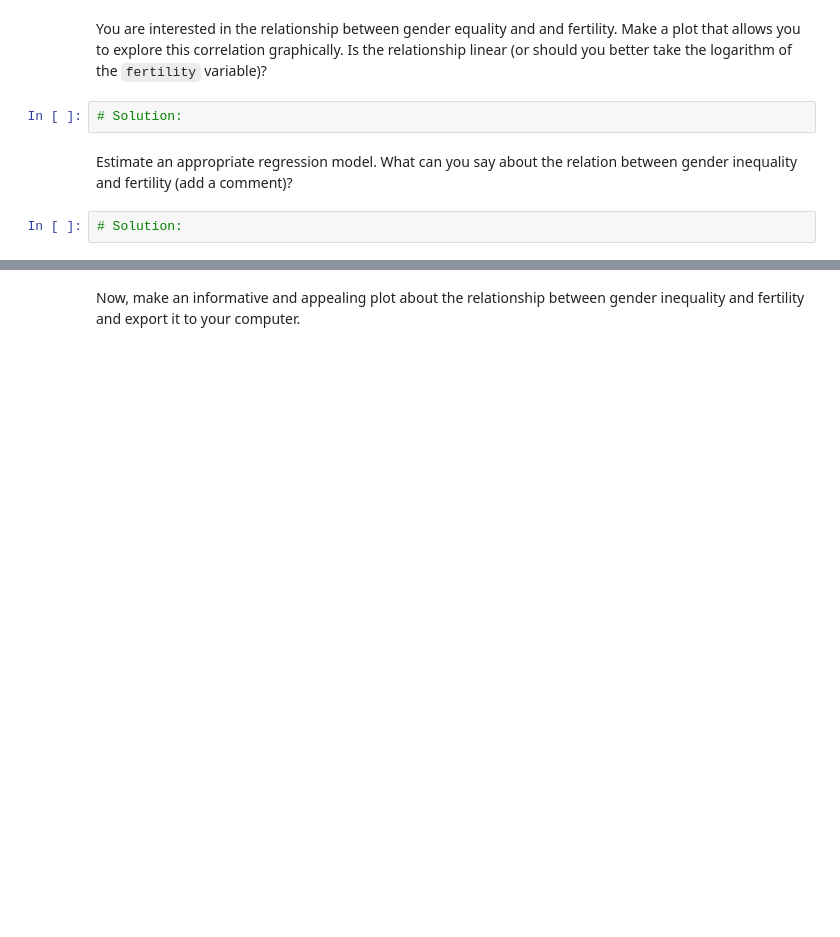
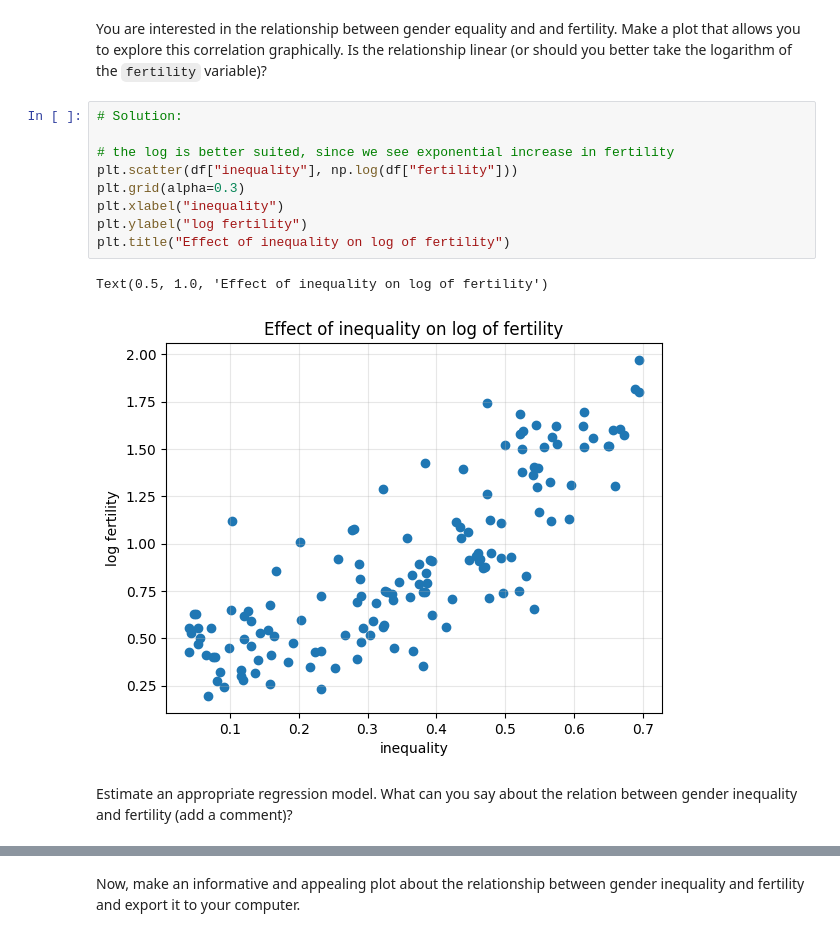
Before and after one commit to rKeller123/Programming-for-Data-Scientists-II, a Jupyter notebook: 2_Exercises/Graded Exercise_1.ipynb, the cells around one changed output, grey strips where cells are left out. Saved outputs shown, nothing was run; the diff lists cells and outputs as text; blank space fills up the shorter version.

```diff
--- a/2_Exercises/Graded Exercise_1.ipynb
+++ b/2_Exercises/Graded Exercise_1.ipynb
@@ -188,9 +344,17 @@ Now try to visualize these figures using an appropriate plot. Make sure your plo
 ### Exercise 2.4
 # %% [markdown]
 You are interested in the relationship between gender equality and and fertility. Make a plot that allows you to explore this correlation graphically. Is the relationship linear (or should you better take the logarithm of the ``fertility`` variable)?
-# %%
-# Solution:
+# %%
+# Solution:
+
+# the log is better suited, since we see exponential increase in fertility
+plt.scatter(df["inequality"], np.log(df["fertility"]))
+plt.grid(alpha=0.3)
+plt.xlabel("inequality")
+plt.ylabel("log fertility")
+plt.title("Effect of inequality on log of fertility")
+# %% [output]
+Text(0.5, 1.0, 'Effect of inequality on log of fertility')
+[figure, added]
 # %% [markdown]
 Estimate an appropriate regression model. What can you say about the relation between gender inequality and fertility (add a comment)?
-# %%
-# Solution:
```
Also changed, not shown: parts of 29 cells of this notebook, 3 other files.
